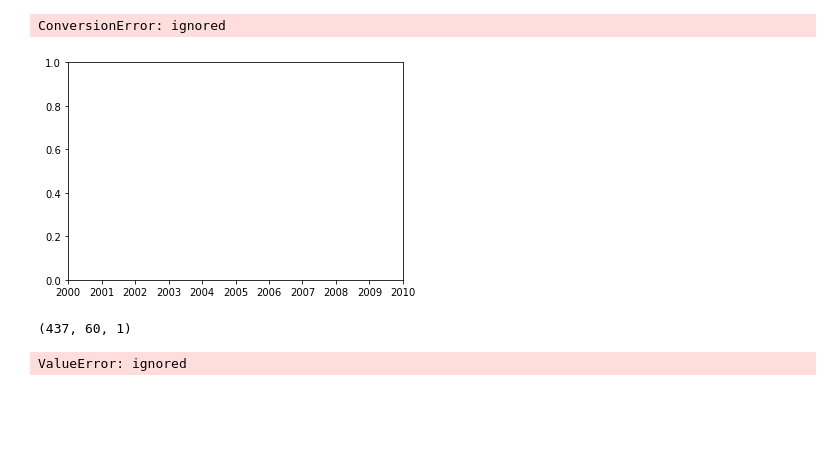
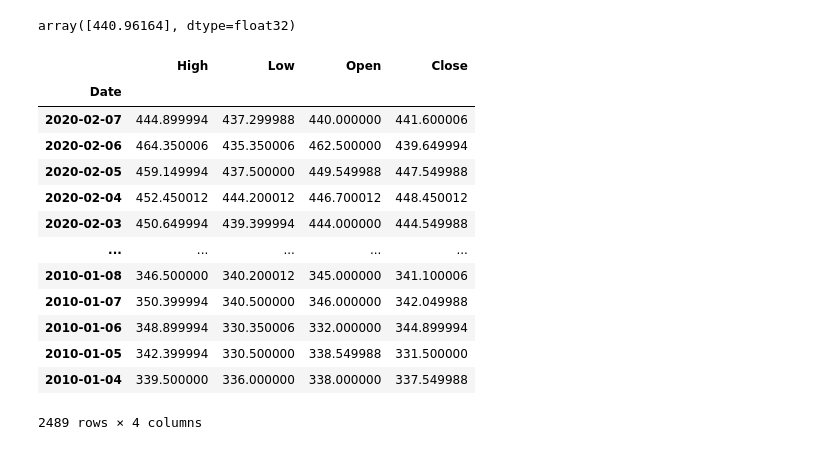
Before and after one commit to neermesh/deep-learning, a Jupyter notebook: tensorflow_LSTM.ipynb, the cells around one changed output. Cells and saved outputs as stored; diff of their text form; code cells hidden in the pictures; blank space fills up the shorter version.

```diff
--- a/tensorflow_LSTM.ipynb
+++ b/tensorflow_LSTM.ipynb
@@ -524,22 +196,21 @@ pd.concat((pd.DataFrame(test),pd.DataFrame(predicted_stock_price)),axis=1)
-# %%
-
-
-# Visualising the results
-plt.plot(test, color = 'red', label = 'Real TATA Stock Price')
-plt.plot(predicted_stock_price, color = 'blue', label = 'Predicted TATA Stock Price')
-plt.title('TATA Stock Price Prediction')
-plt.xlabel('Time')
-plt.ylabel('TATA Stock Price')
-plt.legend()
-plt.show()
-# %% [output]
-ConversionError: ignored
-[figure, removed]
-# %%
-X_test.shape
-# %% [output]
-(437, 60, 1)
-# %%
-pd.DataFrame({'real':df_test.tolist(),'predicted':predicted_stock_price.tolist()})
-# %% [output]
-ValueError: ignored
+# %%
+testPredict[-1]
+# %% [output]
+array([440.96164], dtype=float32)
+# %%
+df
+# %% [output]
+|  | High | Low | Open | Close |
+| Date |  |  |  |  |
+| 2020-02-07 | 444.899994 | 437.299988 | 440.000000 | 441.600006 |
+| 2020-02-06 | 464.350006 | 435.350006 | 462.500000 | 439.649994 |
+| 2020-02-05 | 459.149994 | 437.500000 | 449.549988 | 447.549988 |
+| 2020-02-04 | 452.450012 | 444.200012 | 446.700012 | 448.450012 |
+| 2020-02-03 | 450.649994 | 439.399994 | 444.000000 | 444.549988 |
+| ... | ... | ... | ... | ... |
+| 2010-01-08 | 346.500000 | 340.200012 | 345.000000 | 341.100006 |
+| 2010-01-07 | 350.399994 | 340.500000 | 346.000000 | 342.049988 |
+| 2010-01-06 | 348.899994 | 330.350006 | 332.000000 | 344.899994 |
+| 2010-01-05 | 342.399994 | 330.500000 | 338.549988 | 331.500000 |
+| 2010-01-04 | 339.500000 | 336.000000 | 338.000000 | 337.549988 |
+2489 rows × 4 columns
```
Also changed, not shown: parts of 44 cells of this notebook.
